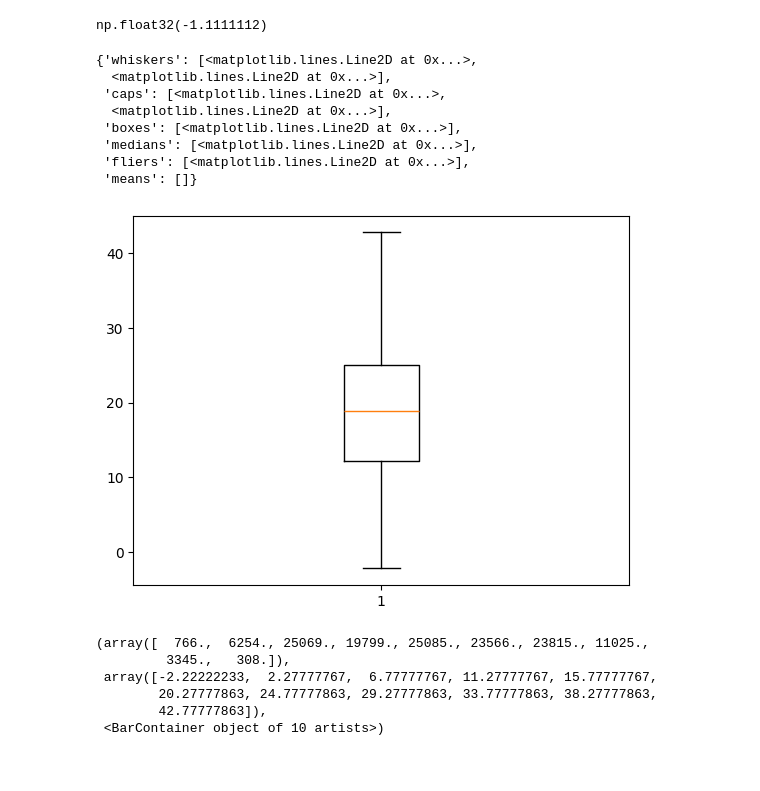
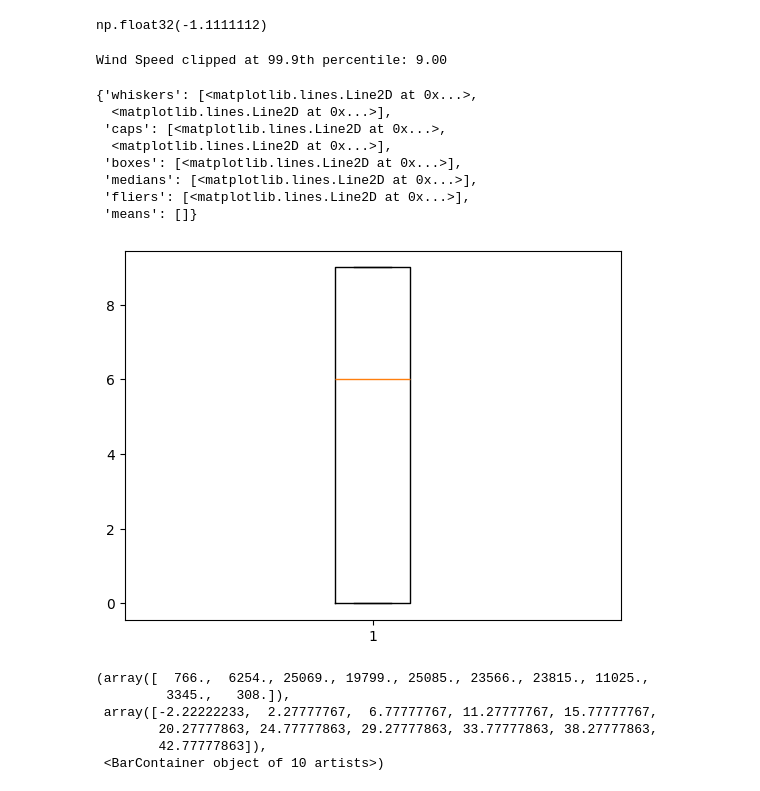
Before and after one commit to Basel-Aldwairi/Temperature_TSA, a Jupyter notebook: notebook/preprocessing.ipynb, the cells around one changed output. Saved outputs shown, nothing was run; the diff lists cells and outputs as text; code cells hidden in the pictures.

```diff
--- a/notebook/preprocessing.ipynb
+++ b/notebook/preprocessing.ipynb
@@ -261,18 +169,24 @@ s[1]
 np.float32(-1.1111112)
 # %%
 df2['Temperature'] = df2['Temperature'].clip(lower=np.float32(-2.2222223))
+# %%
+upper_limit = df2['Wind Speed'].quantile(0.75)
+df2['Wind Speed'] = df2['Wind Speed'].clip(upper=upper_limit)
+print(f"Wind Speed clipped at 99.9th percentile: {upper_limit:.2f}")
+# %% [output]
+Wind Speed clipped at 99.9th percentile: 9.00
 # %%
-plt.boxplot(df2['Temperature'])
+plt.boxplot(df2['Wind Speed'])
 # %% [output]
 {'whiskers': [<matplotlib.lines.Line2D at 0x...>,
   <matplotlib.lines.Line2D at 0x...>],
  'caps': [<matplotlib.lines.Line2D at 0x...>,
   <matplotlib.lines.Line2D at 0x...>],
  'boxes': [<matplotlib.lines.Line2D at 0x...>],
  'medians': [<matplotlib.lines.Line2D at 0x...>],
  'fliers': [<matplotlib.lines.Line2D at 0x...>],
  'means': []}
-[figure, old version]
+[figure, new version]
 # %%
 plt.hist(df2['Temperature'])
 # %% [output]
```
Also changed, not shown: parts of 15 cells of this notebook, 7 other files.
